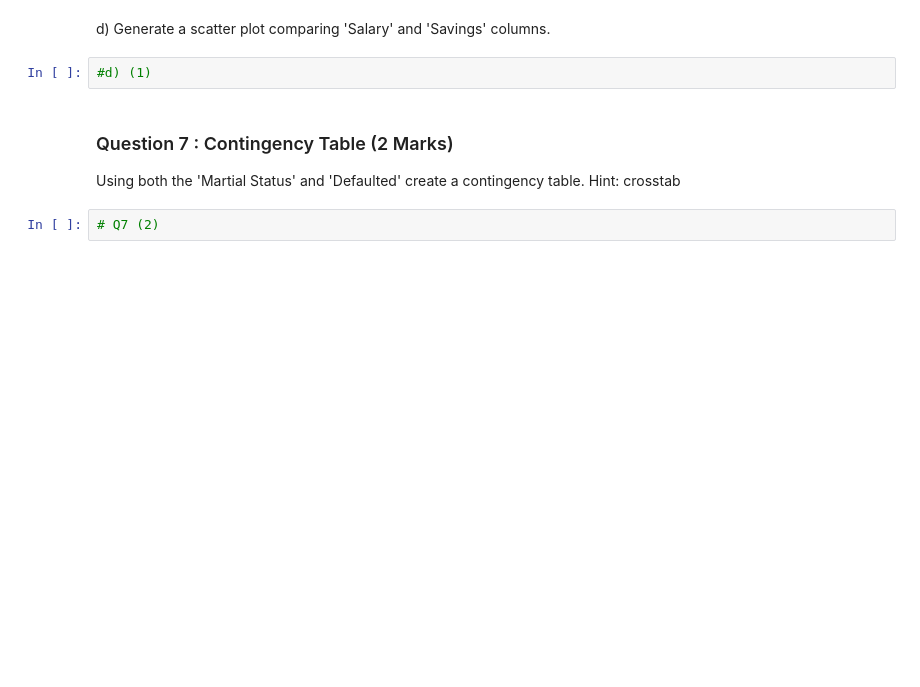
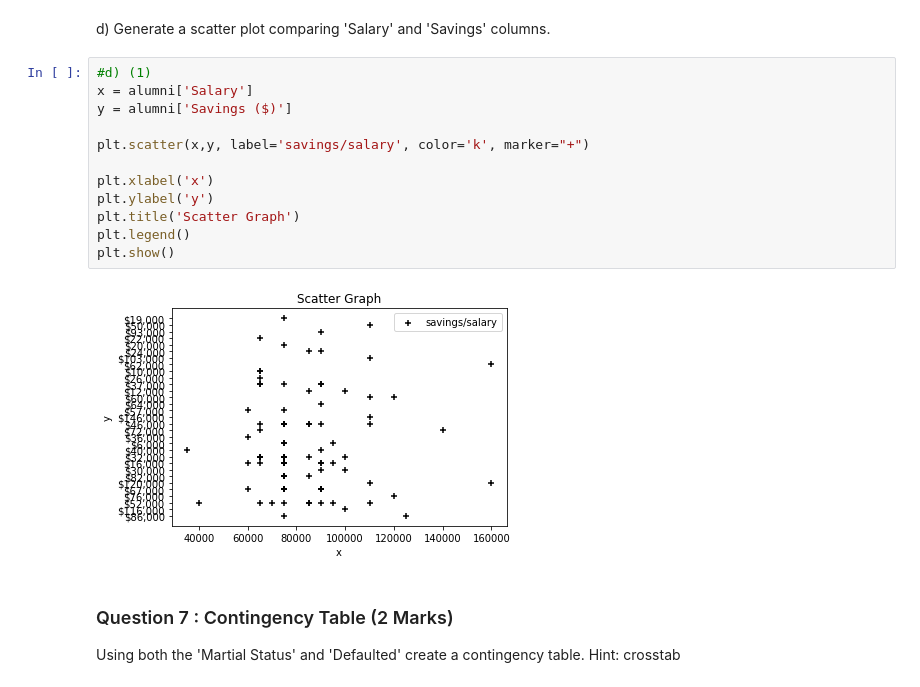
Before and after one commit to WawiraCarol/ads_assignments, a Jupyter notebook: Pandas Analysis Assignment 1.ipynb, the cells around one changed output. Drawn from its saved outputs; the diff is of its cells as text; blank space fills up the shorter version.

```diff
--- a/Pandas Analysis Assignment 1.ipynb
+++ b/Pandas Analysis Assignment 1.ipynb
@@ -111,10 +254,20 @@ c) Generate a histogram with the 'Salary' column and use 12 bins.
 # %% [markdown]
 d) Generate a scatter plot comparing 'Salary' and 'Savings' columns.
-# %%
-#d) (1)
+# %%
+#d) (1)
+x = alumni['Salary']
+y = alumni['Savings ($)']
+
+plt.scatter(x,y, label='savings/salary', color='k', marker="+")
+
+plt.xlabel('x')
+plt.ylabel('y')
+plt.title('Scatter Graph')
+plt.legend()
+plt.show()
+# %% [output]
+[figure, added]
 # %% [markdown]
 ### Question 7 :  Contingency Table (2 Marks)
 
 Using both the 'Martial Status' and 'Defaulted' create a contingency table. Hint: crosstab
-# %%
-# Q7 (2)
```
Also changed, not shown: parts of 27 cells of this notebook.
